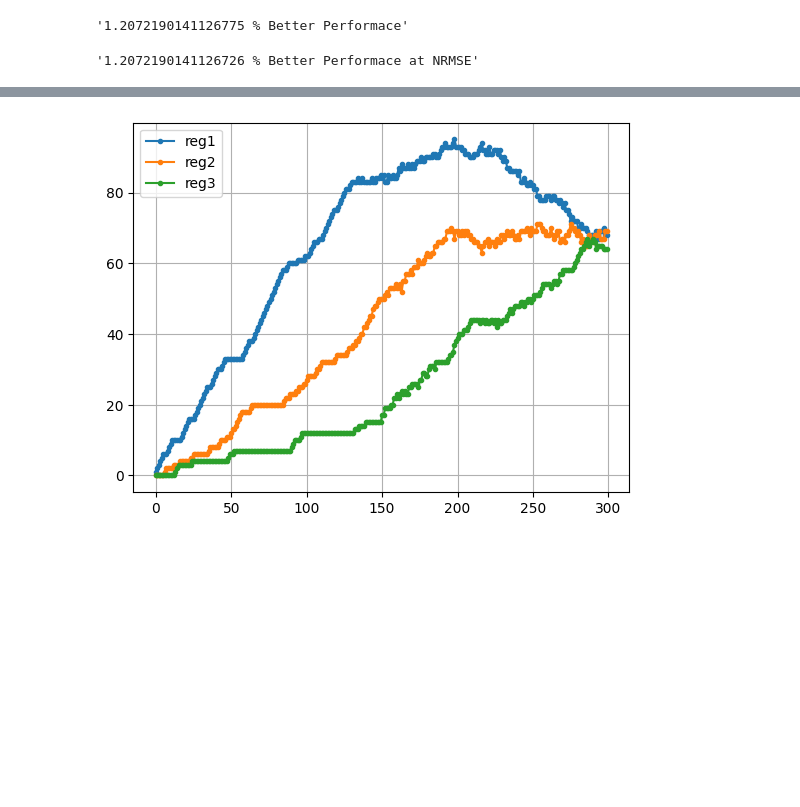
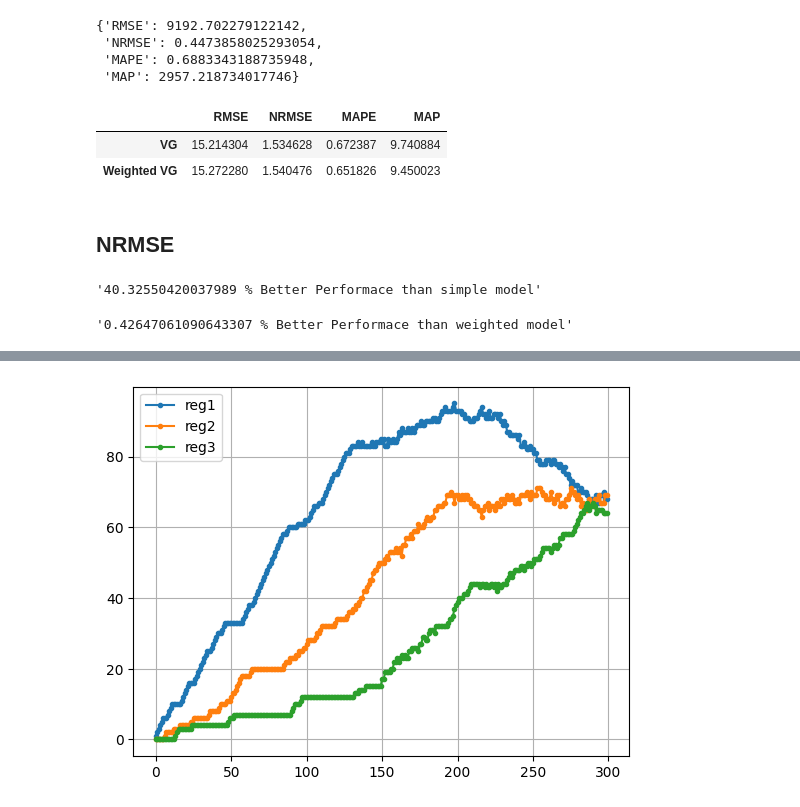
Before and after one commit to hossein4527/Time_Series_Trend_Forcasting, a Jupyter notebook: Codes/VG-Adjusted-Trend-Forcasting.ipynb, the cells around one changed output, grey strips where cells are left out. Cells and saved outputs as stored; diff of their text form; code cells hidden in the pictures; blank space fills up the shorter version.

```diff
--- a/Codes/VG-Adjusted-Trend-Forcasting.ipynb
+++ b/Codes/VG-Adjusted-Trend-Forcasting.ipynb
@@ -89,7 +19,7 @@ def ts_forcast_3Regimed_weighted_compact(df , time_serie):
 # %%
 def error_bars( selected_data, forcast_ts):
     RMSE = math.sqrt(np.square(np.subtract(selected_data,forcast_ts)).mean())
-    NRMSE = RMSE/(max(selected_data)-min(selected_data))
+    NRMSE = 100*RMSE/(max(selected_data)-min(selected_data))
     MAPE=np.mean(np.abs((selected_data - forcast_ts)/selected_data))*100
     MAP=np.mean(np.abs((selected_data - forcast_ts)))
     return {'RMSE':RMSE, 'NRMSE':NRMSE, 'MAPE':MAPE, 'MAP':MAP}
@@ -114,0 +98,6 @@ time_serie = tehran_data_to_predict[-300:]
+# %%
+tehran_index = pd.read_excel('../Data/Tehran_Indexes_Price_NoRegime.xlsx').set_index('date')
+tehran_df = pd.read_excel('../Data/Tehran_Indexes_NormedReturned_Regimed.xlsx').set_index('date')
+tehran_data_to_predict = tehran_index['Gold'].values
+tehran_index['3pn'] = np.append(1, tehran_df['3_PN'].values)
+time_serie = tehran_data_to_predict
@@ -198,0 +212,5 @@ err2
+# %%
+vg3 = vg1()
+model_1_forcast_ts = vg3.ts_forcast_model1(tehran_data_to_predict)
+err3 = error_bars(tehran_data_to_predict, model_1_forcast_ts)
+err3
@@ -198,0 +274,8 @@ err2
+# %%
+err4 = error_bars(data1, forcast_ts)
+err4
+# %% [output]
+{'RMSE': 9192.702279122142,
+ 'NRMSE': 0.4473858025293054,
+ 'MAPE': 0.6883343188735948,
+ 'MAP': 2957.218734017746}
@@ -198,0 +285,7 @@ err2
+# %%
+Errors_df = pd.DataFrame([err3, err2], index = ['VG', 'Weighted VG'])
+Errors_df
+# %% [output]
+|  | RMSE | NRMSE | MAPE | MAP |
+| VG | 15.214304 | 1.534628 | 0.672387 | 9.740884 |
+| Weighted VG | 15.272280 | 1.540476 | 0.651826 | 9.450023 |
@@ -199,8 +294,10 @@ err2
+# %% [markdown]
+## NRMSE
+# %%
+str(((err3['MAPE'] - err['MAPE'])/err3['MAPE'])*100)+' %'+' Better Performace than simple model'
+# %% [output]
+'40.32550420037989 % Better Performace than simple model'
 # %%
-str(((err2['RMSE'] - err['RMSE'])/err2['RMSE'])*100)+' %'+' Better Performace at RMSE'
+str(((err2['MAPE'] - err['MAPE'])/err2['MAPE'])*100)+' %'+' Better Performace than weighted model'
 # %% [output]
-'1.2072190141126775 % Better Performace'
+'0.42647061090643307 % Better Performace than weighted model'
-# %%
-str(((err2['NRMSE'] - err['NRMSE'])/err2['NRMSE'])*100)+' %'+' Better Performace at NRMSE'
-# %% [output]
-'1.2072190141126726 % Better Performace at NRMSE'
```
Also changed, not shown: parts of 45 cells of this notebook, 40 other files.
